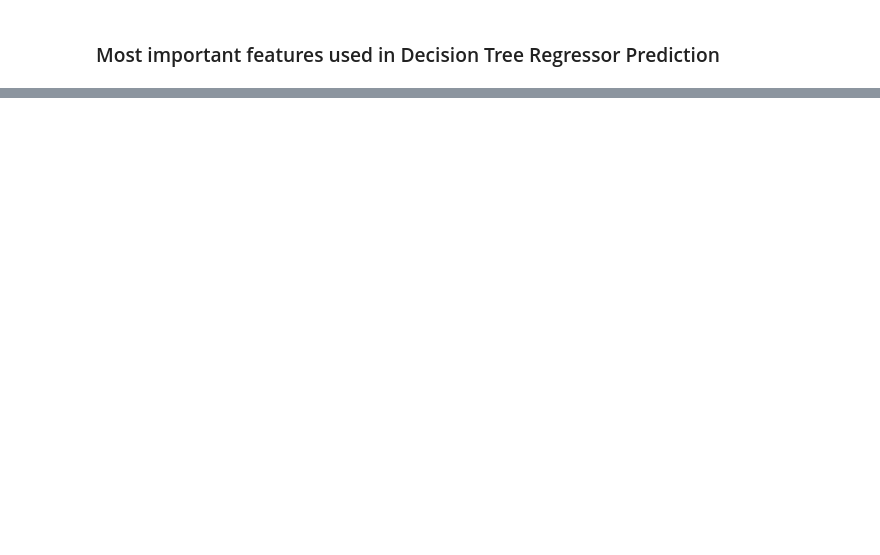
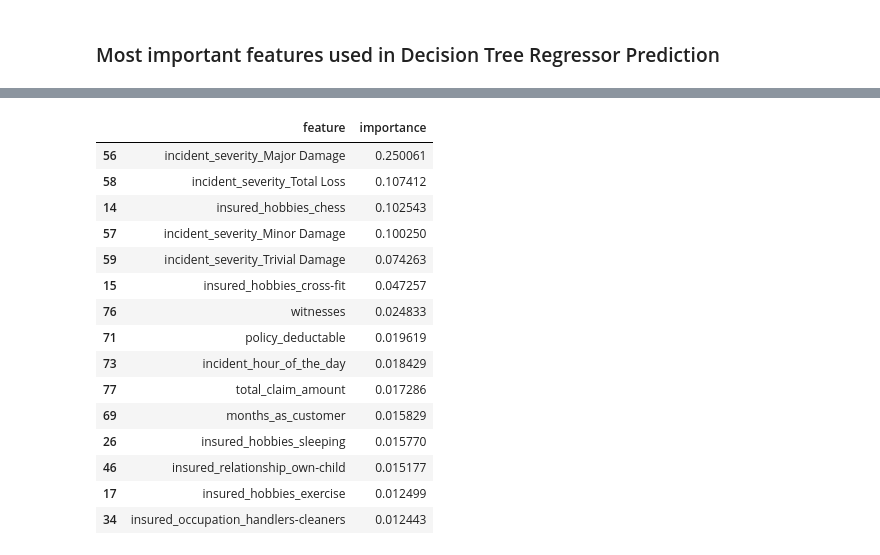
Before and after one commit to mstegmuller/Capstone3, a Jupyter notebook: 2. Pre-processing and Training Data Development, Modeling.ipynb, the cells around one changed output, grey strips where cells are left out. Cells and saved outputs as stored; diff of their text form; code cells hidden in the pictures; blank space fills up the shorter version.

```diff
--- a/2. Pre-processing and Training Data Development, Modeling.ipynb
+++ b/2. Pre-processing and Training Data Development, Modeling.ipynb
@@ -478,0 +427,2 @@ Based upon the data, the Gradient boosting machine learning model produced sligh
+# %%
+dtr.fit(X_train, y_train)
@@ -478,0 +456,2 @@ Based upon the data, the Gradient boosting machine learning model produced sligh
+# %%
+gb.fit(X_train,y_train)
@@ -478,0 +528,3 @@ Based upon the data, the Gradient boosting machine learning model produced sligh
+# %%
+df_importance4 = pd.DataFrame(zip(list(X.columns),gb.feature_importances_),index=range(X.columns.shape[0]),columns=['feature','importance'])
+df_importance4.sort_values(by='importance',ascending=False)
@@ -478,0 +545,20 @@ Based upon the data, the Gradient boosting machine learning model produced sligh
+# %%
+important_features_gb_sm = df_importance4.sort_values(by='importance',ascending=False)
+important_features_gb_sm.head(15)
+# %% [output]
+|  | feature | importance |
+| 56 | incident_severity_Major Damage | 0.250061 |
+| 58 | incident_severity_Total Loss | 0.107412 |
+| 14 | insured_hobbies_chess | 0.102543 |
+| 57 | incident_severity_Minor Damage | 0.100250 |
+| 59 | incident_severity_Trivial Damage | 0.074263 |
+| 15 | insured_hobbies_cross-fit | 0.047257 |
+| 76 | witnesses | 0.024833 |
+| 71 | policy_deductable | 0.019619 |
+| 73 | incident_hour_of_the_day | 0.018429 |
+| 77 | total_claim_amount | 0.017286 |
+| 69 | months_as_customer | 0.015829 |
+| 26 | insured_hobbies_sleeping | 0.015770 |
+| 46 | insured_relationship_own-child | 0.015177 |
+| 17 | insured_hobbies_exercise | 0.012499 |
+| 34 | insured_occupation_handlers-cleaners | 0.012443 |
```
Also changed, not shown: parts of 59 cells of this notebook.
